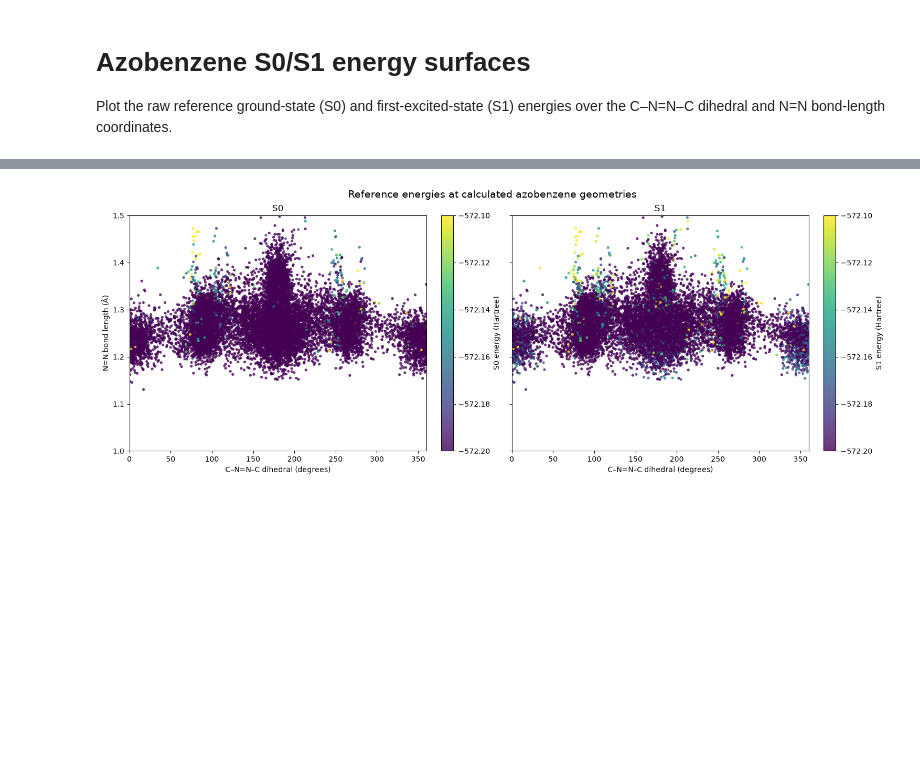
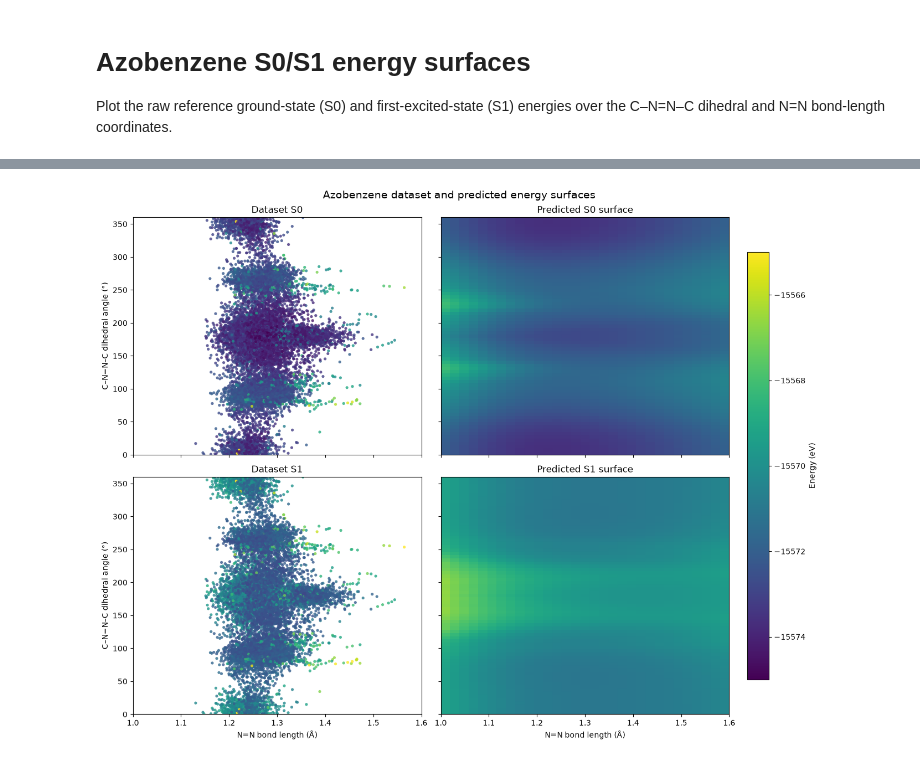
Before and after one commit to yoghurtfork/X-MACE-sampling, a Jupyter notebook: notebooks/azoflip_visualisation.ipynb, the cells around one changed output, grey strips where cells are left out. Drawn from its saved outputs; the diff is of its cells as text; code cells hidden in the pictures; blank space fills up the shorter version.

Commit message:
Plot azobenzene PES (also move plotting to visualisation notebook)

```diff
--- a/notebooks/azoflip_visualisation.ipynb
+++ b/notebooks/azoflip_visualisation.ipynb
@@ -33,26 +43,87 @@ Loaded 17260 geometries
 Dihedral range: 0.0–360.0°
 N=N range: 1.130–4.634 Å
 # %%
-# Plot only calculated geometries: no interpolation is performed between points.
+# Compare dataset points with the predicted static-grid energy surfaces.
+# All panels use the fixed shared energy scale requested for direct comparison.
+%matplotlib inline
 
-fig, axes = plt.subplots(1, 2, figsize=(15, 5.5), sharex=True, sharey=True, constrained_layout=True)
-for state, ax in enumerate(axes):
-    surface = ax.scatter(
-        dihedral_deg, nn_bond_angstrom, c=energies_hartree[:, state],
-        cmap="viridis", s=14, alpha=0.8, linewidths=0,
-        vmax=-572.1, vmin=-572.2
+HARTREE_TO_EV = 27.211386245988
+energies_ev = energies_hartree * HARTREE_TO_EV
+DISPLAY_VMIN, DISPLAY_VMAX = -15575, -15565
+energy_norm = Normalize(vmin=DISPLAY_VMIN, vmax=DISPLAY_VMAX)
+
+PREDICTED_GRID_NAME = Path("data/azoflip_data/XYZ/azobenzene_rotated_grid_static.xyz")
+PREDICTED_GRID_PATH = next(
+    (candidate for candidate in (Path.cwd() / PREDICTED_GRID_NAME, Path.cwd().parent / PREDICTED_GRID_NAME)
+     if candidate.exists()),
+    None,
+)
+if PREDICTED_GRID_PATH is None:
+    raise FileNotFoundError(f"Could not find {PREDICTED_GRID_NAME} from {Path.cwd()}")
+
+predicted_frames = read(PREDICTED_GRID_PATH, index=":")
+predicted_dihedrals = np.asarray([frame.info["cnnc_dihedral_deg"] for frame in predicted_frames], dtype=float)
+predicted_nn_distances = np.asarray(
+    [frame.info["nn_distance_angstrom"] for frame in predicted_frames], dtype=float
+)
+predicted_energies_ev = np.vstack([
+    np.asarray(frame.info["REF_energy"], dtype=float).reshape(-1)[:2]
+    for frame in predicted_frames
+]) * HARTREE_TO_EV
+
+predicted_dihedral_values = np.unique(predicted_dihedrals)
+predicted_nn_values = np.unique(predicted_nn_distances)
+if len(predicted_frames) != len(predicted_dihedral_values) * len(predicted_nn_values):
+    raise ValueError("Predicted grid is incomplete or contains duplicate coordinate pairs.")
+
+predicted_energy_grid_ev = np.full(
+    (2, len(predicted_nn_values), len(predicted_dihedral_values)), np.nan
+)
+dihedral_index = {value: index for index, value in enumerate(predicted_dihedral_values)}
+nn_index = {value: index for index, value in enumerate(predicted_nn_values)}
+for dihedral, bond_length, state_energies in zip(
+    predicted_dihedrals, predicted_nn_distances, predicted_energies_ev
+):
+    predicted_energy_grid_ev[:, nn_index[bond_length], dihedral_index[dihedral]] = state_energies
+if np.isnan(predicted_energy_grid_ev).any():
+    raise ValueError("Could not populate every S0/S1 predicted-grid point.")
+
+# The calculated grid spans 0–180°; reflect it about 180° for the full dihedral plot.
+predicted_energy_grid_ev = np.concatenate(
+    [predicted_energy_grid_ev, predicted_energy_grid_ev[:, :, -2::-1]], axis=2
+)
+predicted_dihedral_values = np.r_[
+    predicted_dihedral_values, 360.0 - predicted_dihedral_values[-2::-1]
+]
+
+fig, axes = plt.subplots(2, 2, figsize=(13, 10), sharex=True, sharey=True, constrained_layout=True)
+for state in range(2):
+    dataset_axis, predicted_axis = axes[state]
+    dataset_axis.scatter(
+        nn_bond_angstrom, dihedral_deg, c=energies_ev[:, state], cmap="viridis", norm=energy_norm,
+        s=14, alpha=0.8, linewidths=0,
     )
-    ax.set_title(f"S{state}")
-    ax.set_xlabel("C–N=N–C dihedral (degrees)")
-    ax.set_xlim(0, 360)
-    ax.set_ylim(1.0,1.5)
-    fig.colorbar(surface, ax=ax, label=f"S{state} energy (Hartree)")
+    predicted_axis.imshow(
+        predicted_energy_grid_ev[state].T, origin="lower", aspect="auto",
+        extent=(predicted_nn_values[0], predicted_nn_values[-1], 0, 360),
+        cmap="viridis", norm=energy_norm, interpolation="nearest",
+    )
+    dataset_axis.set(title=f"Dataset S{state}")
+    predicted_axis.set(title=f"Predicted S{state} surface")
 
-axes[0].set_ylabel("N=N bond length (Å)")
-fig.suptitle("Reference energies at calculated azobenzene geometries", fontsize=14)
+for axis in axes[-1]:
+    axis.set(xlabel="N=N bond length (Å)", xlim=(1.0, 1.6))
+for axis in axes[:, 0]:
+    axis.set(ylabel="C–N=N–C dihedral angle (°)", ylim=(0, 360))
+
+colorbar = fig.colorbar(
+    plt.cm.ScalarMappable(norm=energy_norm, cmap="viridis"), ax=axes, shrink=0.86, pad=0.02
+)
+colorbar.set_label("Energy (eV)")
+fig.suptitle("Azobenzene dataset and predicted energy surfaces", fontsize=14)
 plt.show()
 # %% [output]
-[figure, old version]
+[figure, new version]
 # %%
 # 3D view of the calculated points, using the raw reference energies.
 %matplotlib widget
```
Also changed, not shown: parts of 4 cells of this notebook, 1 other file.
